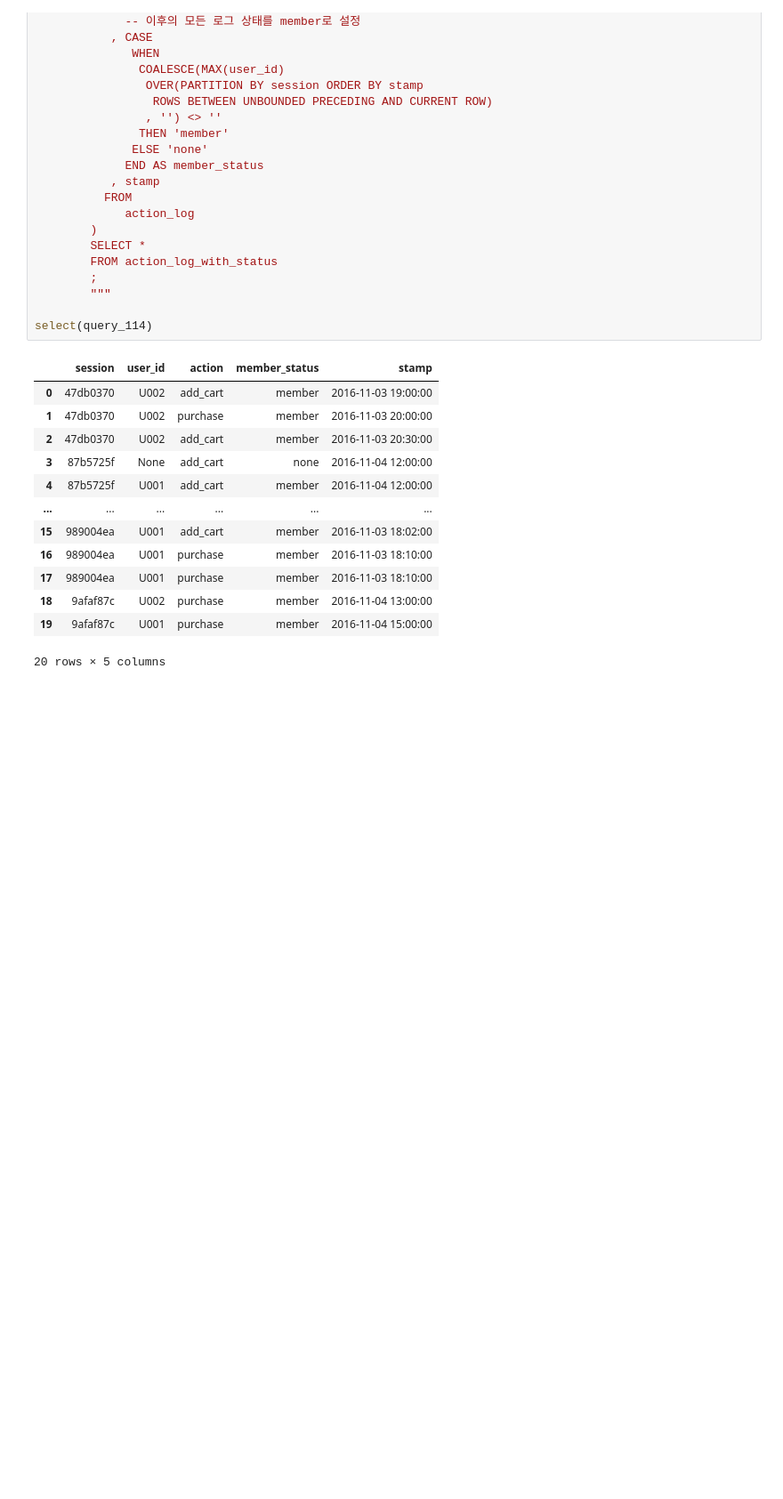
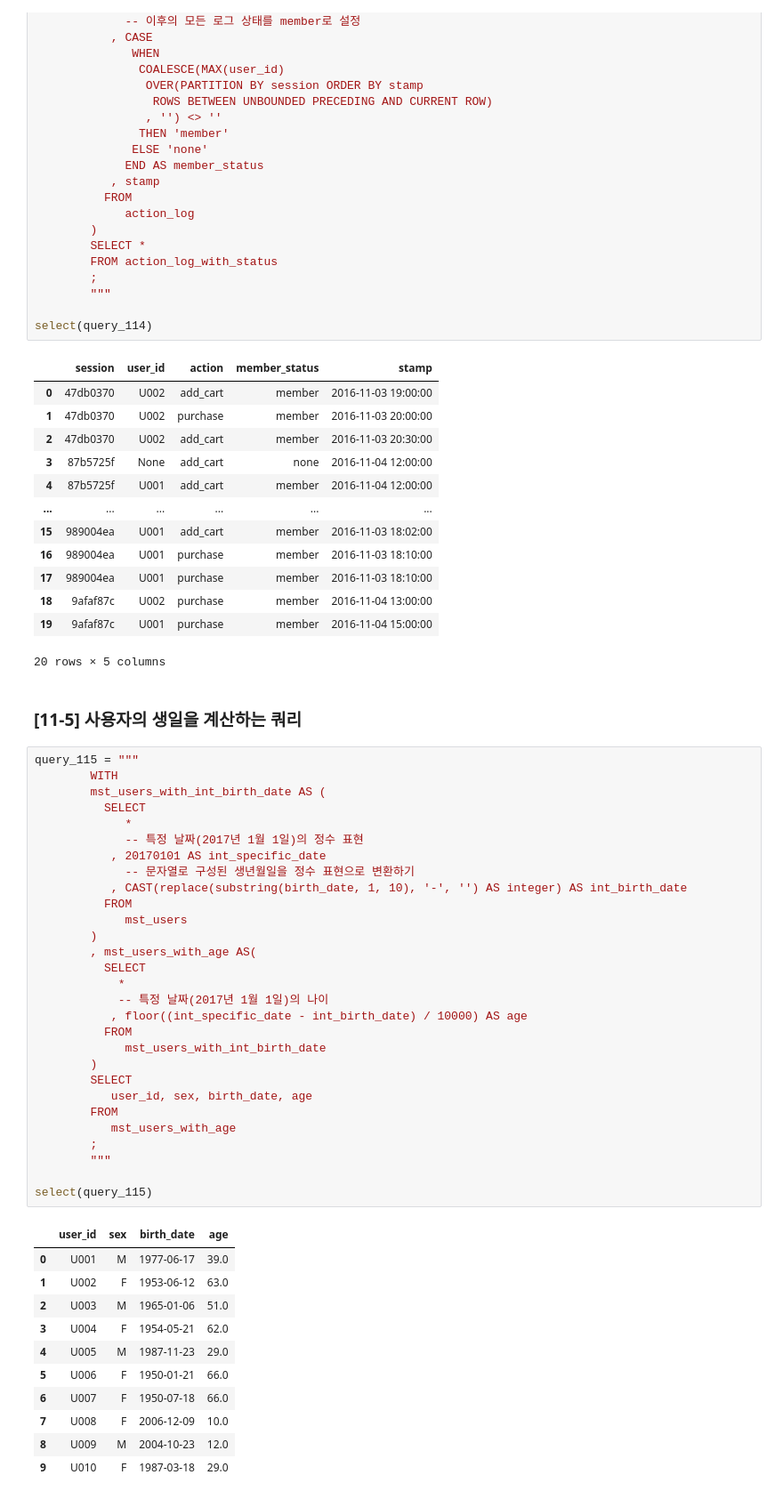
Before and after one commit to mittwoch09/Today-I-Learned, a Jupyter notebook: DataAnalysis/data_extraction_to_understand_users.ipynb, the cells around one changed output. Shown at 89% size. Cells and saved outputs as stored; diff of their text form; blank space fills up the shorter version.

Commit message:
Data Extraction to Understand Users

```diff
--- a/DataAnalysis/data_extraction_to_understand_users.ipynb
+++ b/DataAnalysis/data_extraction_to_understand_users.ipynb
@@ -217,3 +217,46 @@ select(query_114)
 | 18 | 9afaf87c | U002 | purchase | member | 2016-11-04 13:00:00 |
 | 19 | 9afaf87c | U001 | purchase | member | 2016-11-04 15:00:00 |
 20 rows × 5 columns
+# %% [markdown]
+### [11-5] 사용자의 생일을 계산하는 쿼리
+# %%
+query_115 = """
+        WITH
+        mst_users_with_int_birth_date AS (
+          SELECT
+             *
+             -- 특정 날짜(2017년 1월 1일)의 정수 표현
+           , 20170101 AS int_specific_date
+             -- 문자열로 구성된 생년월일을 정수 표현으로 변환하기
+           , CAST(replace(substring(birth_date, 1, 10), '-', '') AS integer) AS int_birth_date
+          FROM
+             mst_users
+        )
+        , mst_users_with_age AS(
+          SELECT
+            *
+            -- 특정 날짜(2017년 1월 1일)의 나이
+           , floor((int_specific_date - int_birth_date) / 10000) AS age
+          FROM
+             mst_users_with_int_birth_date
+        )
+        SELECT
+           user_id, sex, birth_date, age
+        FROM
+           mst_users_with_age
+        ;
+        """
+
+select(query_115)
+# %% [output]
+|  | user_id | sex | birth_date | age |
+| 0 | U001 | M | 1977-06-17 | 39.0 |
+| 1 | U002 | F | 1953-06-12 | 63.0 |
+| 2 | U003 | M | 1965-01-06 | 51.0 |
+| 3 | U004 | F | 1954-05-21 | 62.0 |
+| 4 | U005 | M | 1987-11-23 | 29.0 |
+| 5 | U006 | F | 1950-01-21 | 66.0 |
+| 6 | U007 | F | 1950-07-18 | 66.0 |
+| 7 | U008 | F | 2006-12-09 | 10.0 |
+| 8 | U009 | M | 2004-10-23 | 12.0 |
+| 9 | U010 | F | 1987-03-18 | 29.0 |
```
Also changed, not shown: parts of 6 cells of this notebook.
